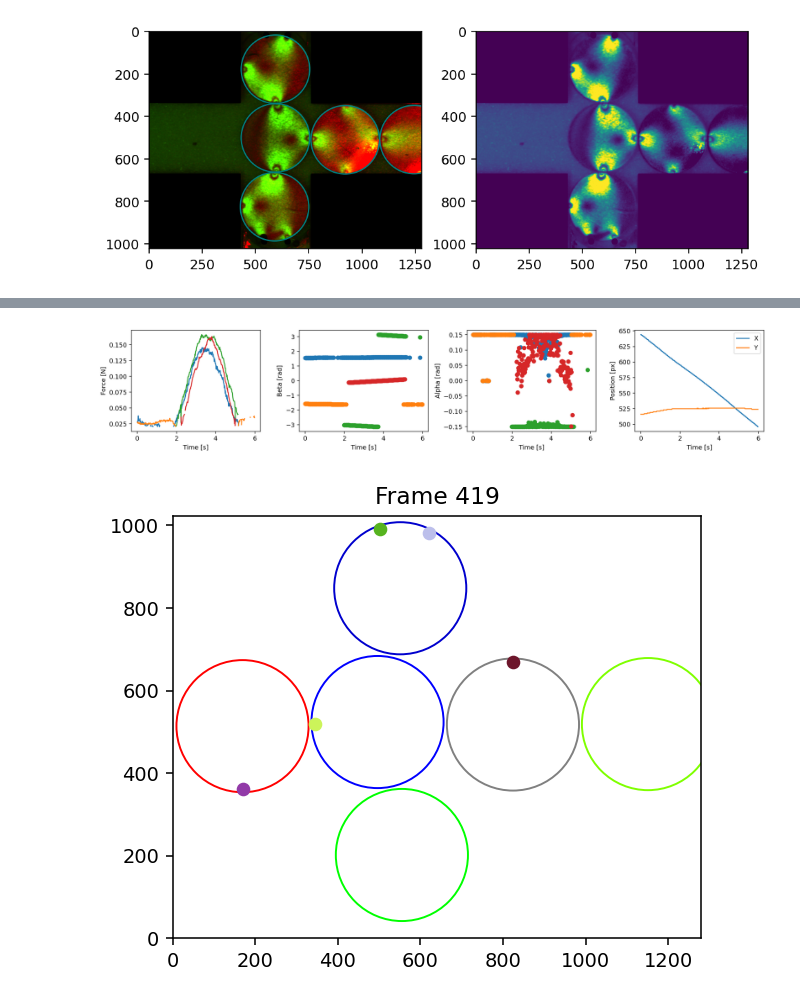
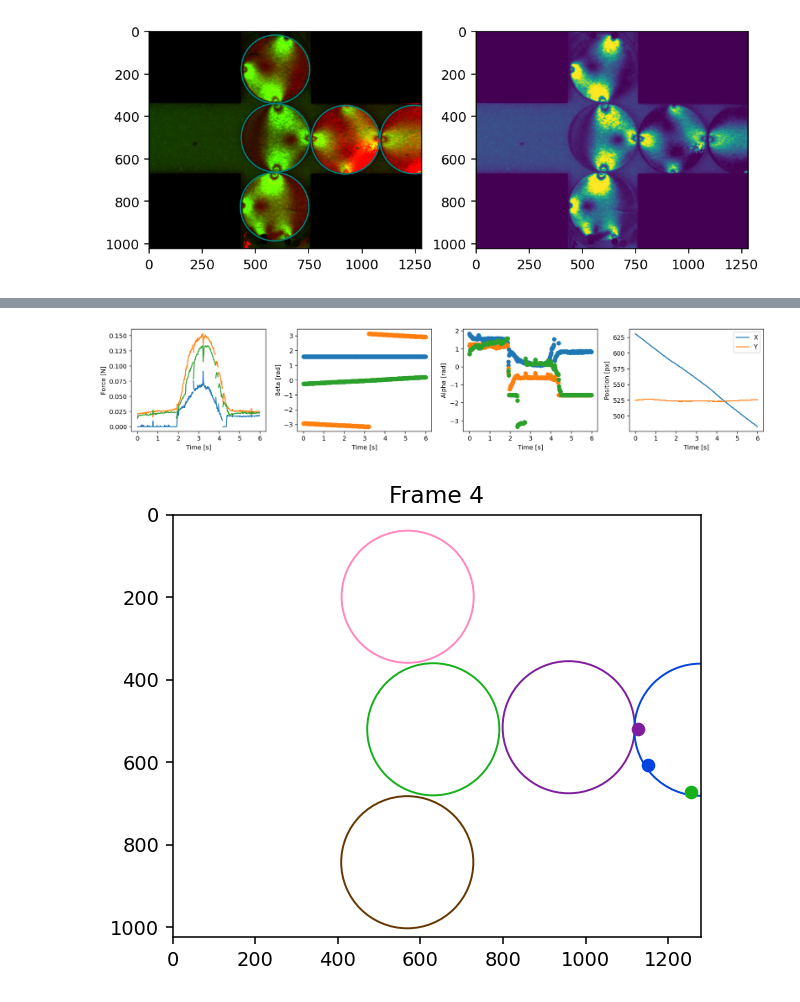
Before and after one commit to Jfeatherstone/SpaceJam, a Jupyter notebook: ForceSolving.ipynb, the cells around one changed output, grey strips where cells are left out. Cells and saved outputs as stored; diff of their text form; code cells hidden in the pictures.

```diff
--- a/ForceSolving.ipynb
+++ b/ForceSolving.ipynb
@@ -26,9 +26,10 @@ import progressbar
 import matplotlib.pyplot as plt
 plt.rcParams['figure.dpi'] = 140
 # %%
-#rootFolder = '/eno/jdfeathe/DATA/SpaceJam/'
-rootFolder = '/run/media/jack/Seagate Portable Drive/Research/SpaceJam/'
+rootFolder = '/eno/jdfeathe/DATA/SpaceJam/'
 dataFolder = '2022-02-28_Medium/'
+#rootFolder = '/run/media/jack/Seagate Portable Drive/Research/SpaceJam/'
+#dataFolder = '/run/media/jack/Seagate Portable Drive/Research/SpaceJam/2022-02-22_Wide/'
 
 # Our radius that we will be identifying particles with
 guessRadius = 160 # [px]
@@ -105,7 +106,7 @@ plt.show()
 # %% [output]
 [figure]
 # %%
-optimizationKwargs = {"maxEvals": [120, 100], "method": 'nelder',
+optimizationKwargs = {"maxEvals": [10, 10], "method": 'nelder',
                      "parametersToFit": [['f'], ['a']],
                      "allowRemoveForces": True, "alphaTolerance": .6,
                      "allowAddForces": True, "minForceThreshold": .03}
@@ -115,6 +116,7 @@ forceArr, alphaArr, betaArr, centerArr, radiusArr = forceSolve(rootFolder + data
                                                         lightCorrectionVerticalMask=verticalMaskImage,
                                                         lightCorrectionHorizontalMask=horizontalMaskImage,
                                                         g2CalibrationImage=g2CalibrationImage, g2CalibrationCutoffFactor=1.3,
-                                                        imageStartIndex=50, imageEndIndex=360, carryOverAlpha=False,
-                                                        debug=True, optimizationKwargs=optimizationKwargs, saveMovie=True, pickleArrays=True)
+                                                        imageStartIndex=50, imageEndIndex=55, carryOverAlpha=False,
+                                                        debug=True, optimizationKwargs=optimizationKwargs, saveMovie=True, pickleArrays=True,
+                                                        outputExtension='_4')
 # %% [output]
@@ -128,6 +131,5 @@ Took 87.132s to solve frame:
 # %%
-#dataSet = 'LocalizedAlpha/2022-02-28_Wide_2_Synthetic/'
-dataSet = '2022-02-28_Wide_2_Synthetic/'
+dataSet = 'LocalizedAlpha/2022-02-28_Wide_Synthetic_2/'
 
 with open(dataSet + 'forces.pickle', 'rb') as f:
     forceArr = pickle.load(f)
@@ -164,39 +175,38 @@ for i in range(4):
     ax[i].set_xlabel('Time [s]')
 
 fig.tight_layout()
-#plt.savefig('Images/full_alpha_optimization.png')
 plt.show()
 # %% [output]
-[figure, old version]
+[figure, new version]
 # %%
-forceColors = [genRandomColors(len(b), int(time.perf_counter()*1e6) % 1024) for b in betaArr]
-tSteps = len(betaArr[0][0])
+forceColors = [genColors(len(b), int(time.perf_counter()*1e6) % 1024) for b in betaArr]
+tSteps = 5
 images = [None for i in range(tSteps)]
 
 for i in range(tSteps):
     clear_output(wait=True)
     fig, ax = plt.subplots()
 
     visCircles([centerArr[p][i] for p in range(len(centerArr))], [radiusArr[p][i] for p in range(len(radiusArr))], ax=ax)
 
     for particleIndex in range(len(betaArr)):
         visContacts(centerArr[particleIndex][i], radiusArr[particleIndex][i],
                     betaArr[particleIndex][:,i], ax=ax, forceColors=forceColors[particleIndex])#, alphaArr=alphaArr[particleIndex][:,i])
 
     ax.set_xlim([0, 1280])
     ax.set_ylim([0, 1024])
     ax.set_aspect('equal')
     ax.set_title(f'Frame {i}')
-
+    ax.invert_yaxis()
     canvas = plt.get_current_fig_manager().canvas
     canvas.draw()
     images[i] = Image.frombytes('RGB', canvas.get_width_height(),
                  canvas.tostring_rgb())
     plt.show()
 
-images[0].save(dataSet + 'contact_tracking.gif', save_all=True, append_images=images[1:], duration=25, optimize=True, loop=True)
+#images[0].save(dataSet + 'contact_tracking.gif', save_all=True, append_images=images[1:], duration=25, optimize=True, loop=True)
 # %% [output]
-[figure, old version]
+[figure, new version]
 # %%
 forceColors = [genRandomColors(len(b), int(time.perf_counter()*1e6) % 1024) for b in betaArr]
 tSteps = len(betaArr[0][0])
```
Also changed, not shown: parts of 4 cells of this notebook, 9 other files.
